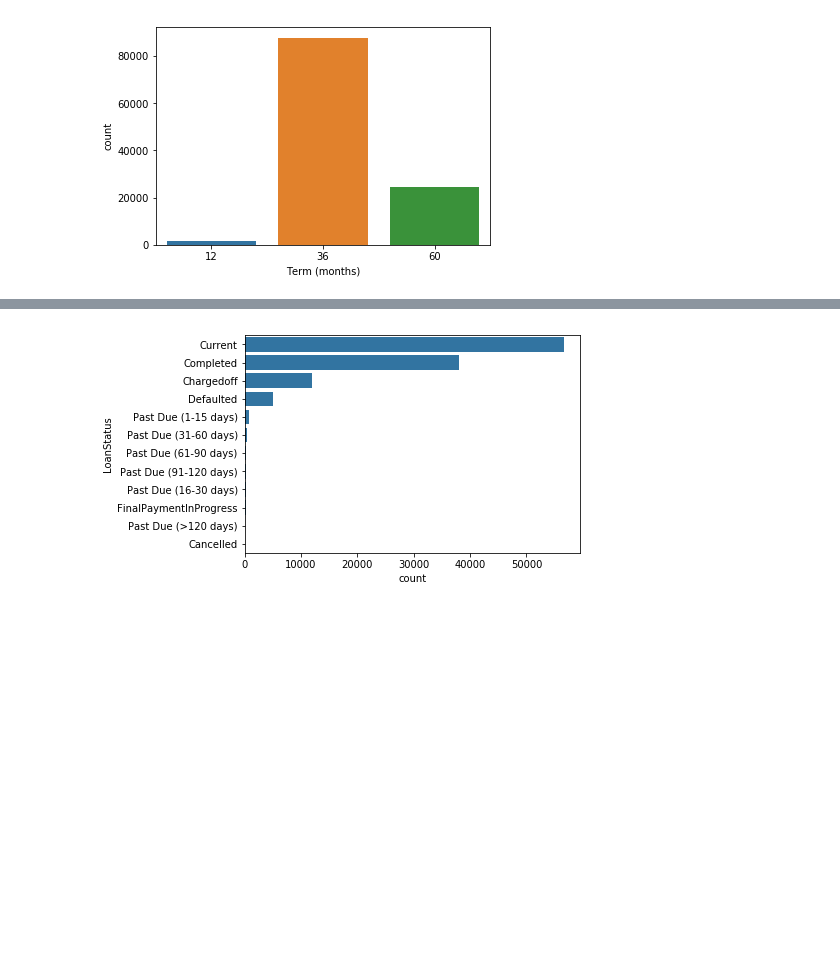
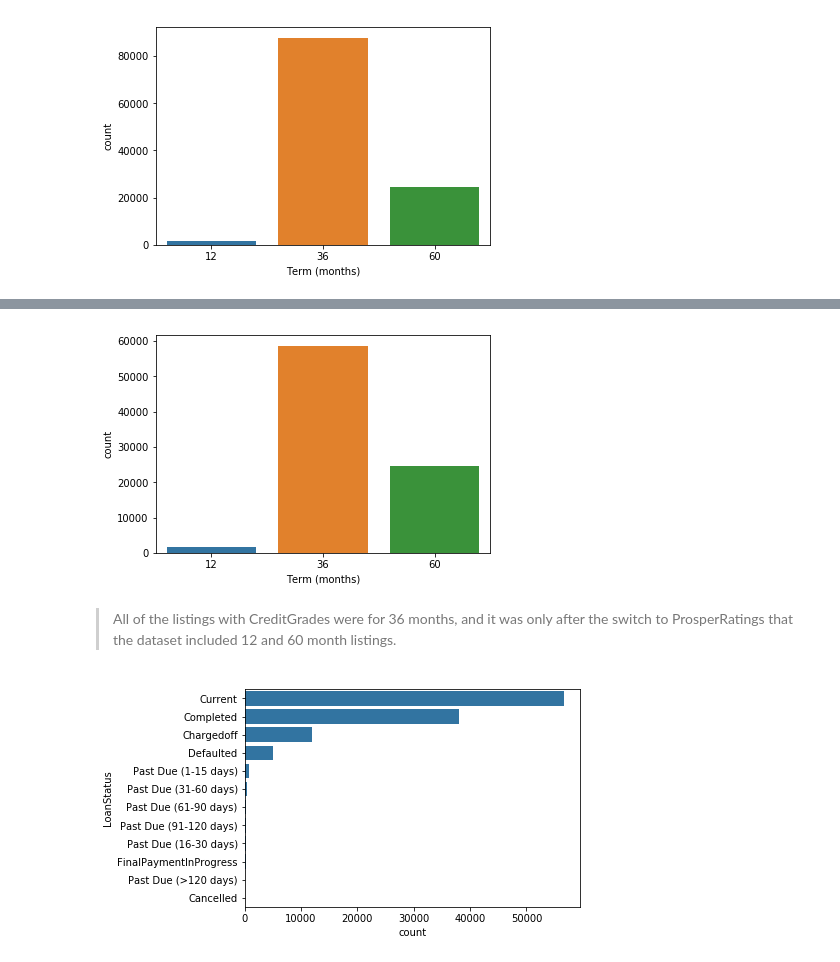
Before and after one commit to deepaksithu/Communicate_Data_Findings_Project, a Jupyter notebook: prosper_loan_data_analysis.ipynb, the cells around one changed output, grey strips where cells are left out. Drawn from its saved outputs; the diff is of its cells as text; code cells hidden in the pictures; blank space fills up the shorter version.

```diff
--- a/prosper_loan_data_analysis.ipynb
+++ b/prosper_loan_data_analysis.ipynb
@@ -356,3 +313,11 @@ plt.xlabel('Term (months)');
+# %%
+# bar chart for count of listings post-2009 by Term
+sns.countplot(data = prosper_post09, x = 'Term');
+plt.xlabel('Term (months)');
+# %% [output]
+[figure, added]
+# %% [markdown]
+> All of the listings with CreditGrades were for 36 months, and it was only after the switch to ProsperRatings that the dataset included 12 and 60 month listings.
 # %%
 # bar plot of count of listings by LoanStatus ordered by count
 loan_stat_order = prosper['LoanStatus'].value_counts().index
```
Also changed, not shown: parts of 61 cells of this notebook.
